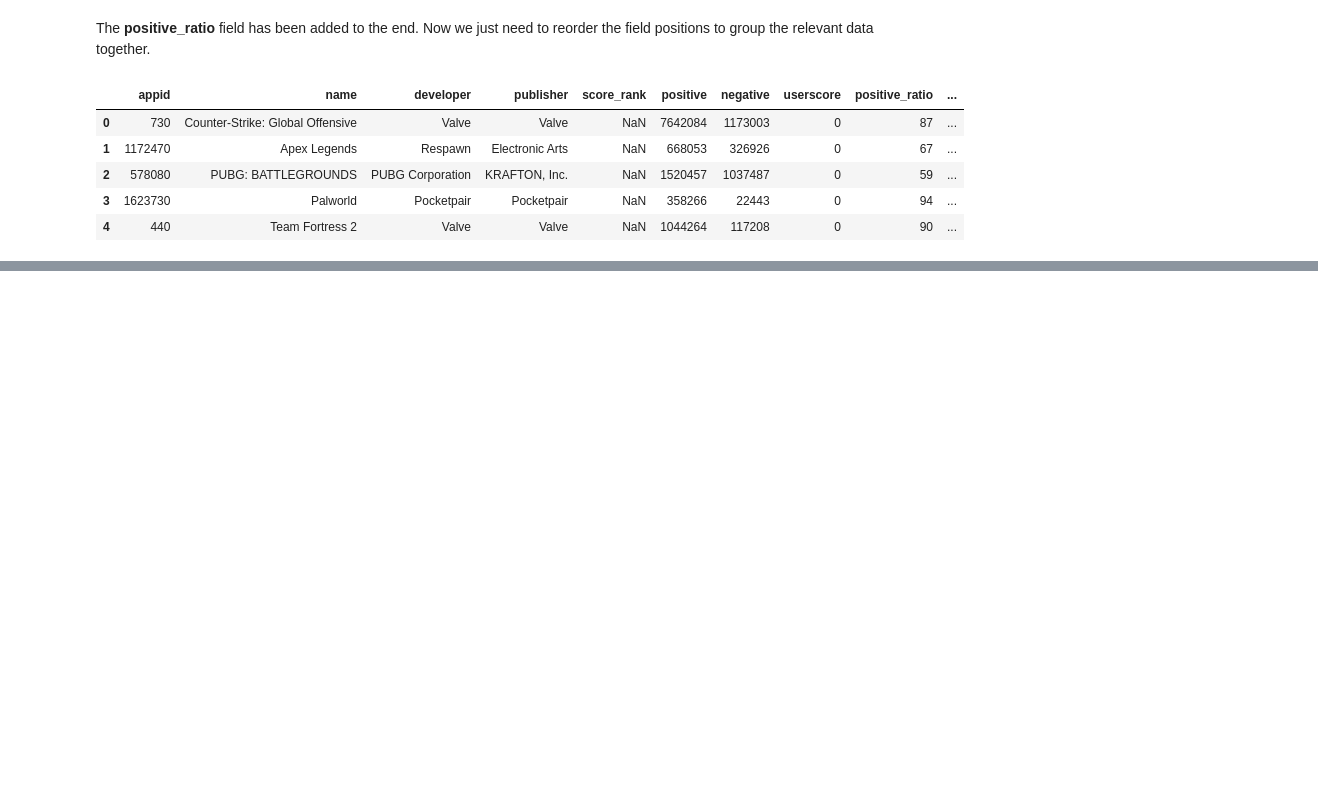
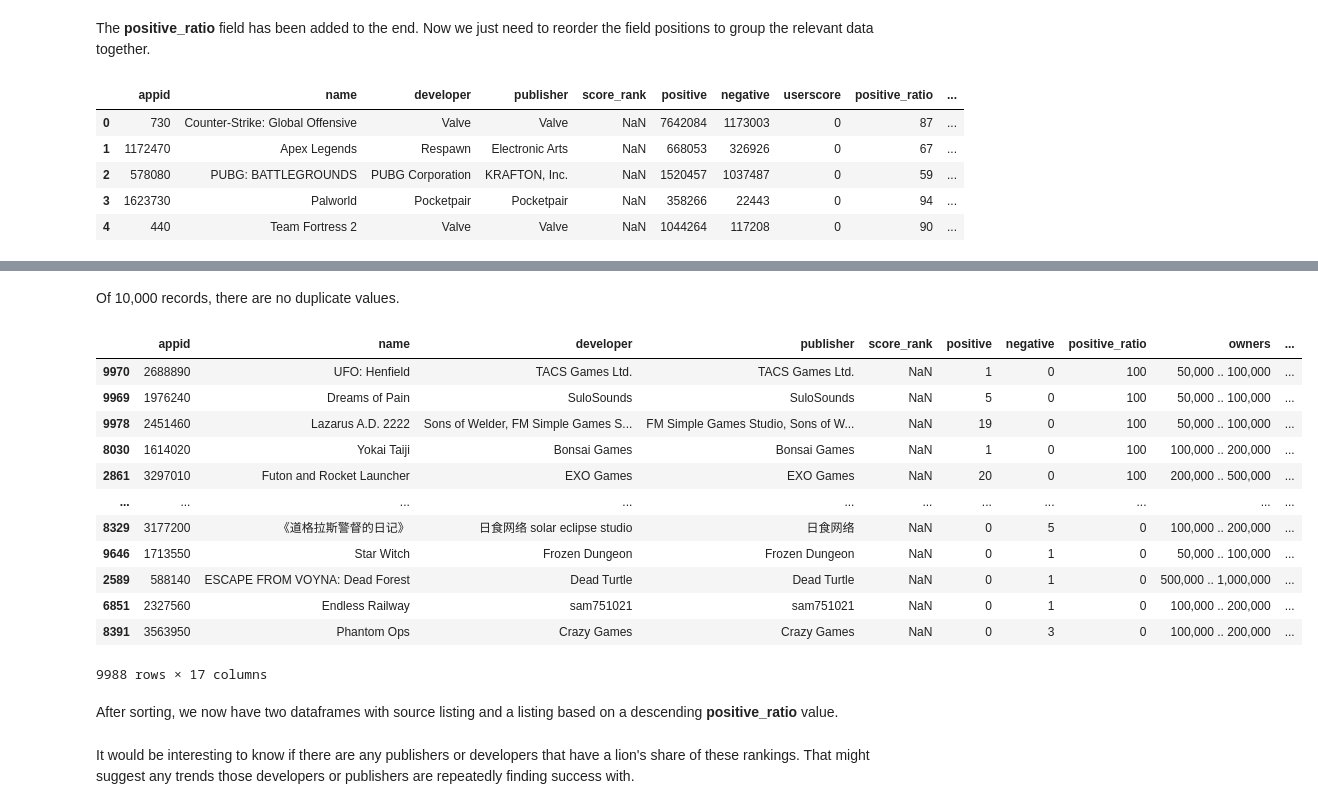
Before and after one commit to Chr-Dennis/exploring-steam-games-performance-and-review-statistics, a Jupyter notebook: keystone.ipynb, the cells around one changed output, grey strips where cells are left out. Drawn from its saved outputs; the diff is of its cells as text; code cells hidden in the pictures; blank space fills up the shorter version.

```diff
--- a/keystone.ipynb
+++ b/keystone.ipynb
@@ -220,0 +296,23 @@ We have reduced the 0 values from 9,995 counts in our 10,000 records within the
+# %% [markdown]
+Of 10,000 records, there are no duplicate values.
+# %%
+df_positive_ranking = df[df['positive_ratio'].isna() == False].sort_values('positive_ratio', ascending = False)
+df_positive_ranking
+# %% [output]
+|  | appid | name | developer | publisher | score_rank | positive | negative | positive_ratio | owners | ... |
+| 9970 | 2688890 | UFO: Henfield | TACS Games Ltd. | TACS Games Ltd. | NaN | 1 | 0 | 100 | 50,000 .. 100,000 | ... |
+| 9969 | 1976240 | Dreams of Pain | SuloSounds | SuloSounds | NaN | 5 | 0 | 100 | 50,000 .. 100,000 | ... |
+| 9978 | 2451460 | Lazarus A.D. 2222 | Sons of Welder, FM Simple Games S... | FM Simple Games Studio, Sons of W... | NaN | 19 | 0 | 100 | 50,000 .. 100,000 | ... |
+| 8030 | 1614020 | Yokai Taiji | Bonsai Games | Bonsai Games | NaN | 1 | 0 | 100 | 100,000 .. 200,000 | ... |
+| 2861 | 3297010 | Futon and Rocket Launcher | EXO Games | EXO Games | NaN | 20 | 0 | 100 | 200,000 .. 500,000 | ... |
+| ... | ... | ... | ... | ... | ... | ... | ... | ... | ... | ... |
+| 8329 | 3177200 | 《道格拉斯警督的日记》 | 日食网络 solar eclipse studio | 日食网络 | NaN | 0 | 5 | 0 | 100,000 .. 200,000 | ... |
+| 9646 | 1713550 | Star Witch | Frozen Dungeon | Frozen Dungeon | NaN | 0 | 1 | 0 | 50,000 .. 100,000 | ... |
+| 2589 | 588140 | ESCAPE FROM VOYNA: Dead Forest | Dead Turtle | Dead Turtle | NaN | 0 | 1 | 0 | 500,000 .. 1,000,000 | ... |
+| 6851 | 2327560 | Endless Railway | sam751021 | sam751021 | NaN | 0 | 1 | 0 | 100,000 .. 200,000 | ... |
+| 8391 | 3563950 | Phantom Ops | Crazy Games | Crazy Games | NaN | 0 | 3 | 0 | 100,000 .. 200,000 | ... |
+9988 rows × 17 columns
+# %% [markdown]
+After sorting, we now have two dataframes with source listing and a listing based on a descending **positive_ratio** value.
+# %% [markdown]
+It would be interesting to know if there are any publishers or developers that have a lion's share of these rankings. That might suggest any trends those developers or publishers are repeatedly finding success with.
```
Also changed, not shown: parts of 16 cells of this notebook.
